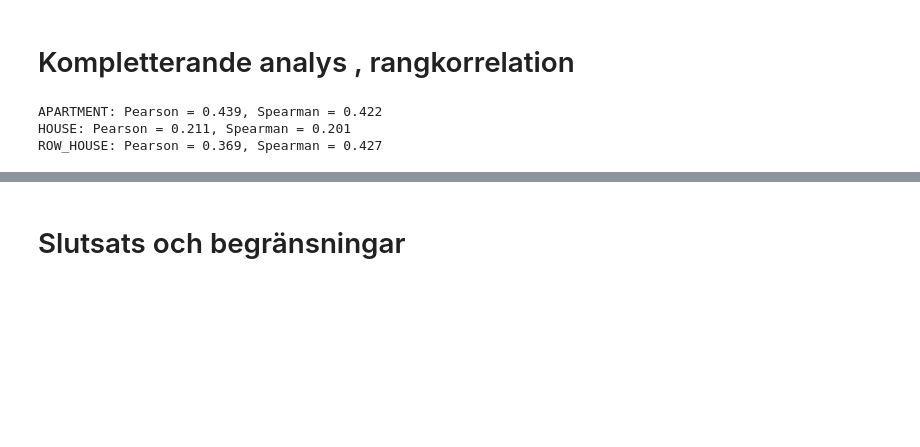
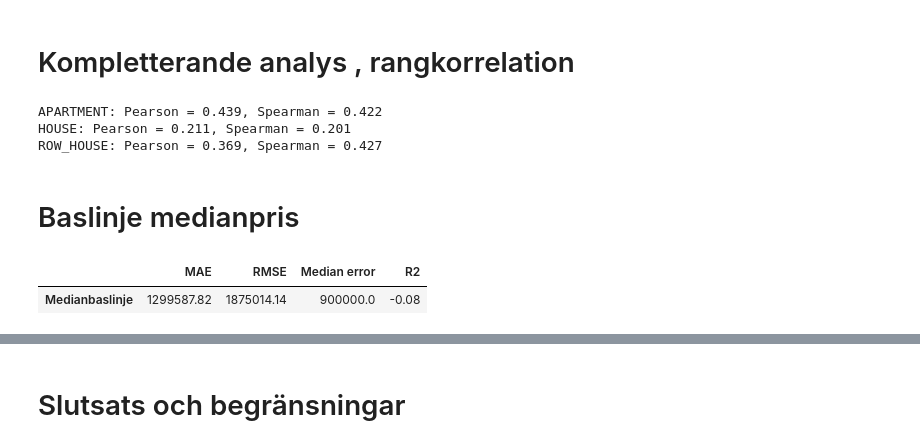
Before and after one commit to Mezea11/bostadskollen, a Jupyter notebook: notebooks/H2-living-area.ipynb, the cells around one changed output, grey strips where cells are left out. Cells and saved outputs as stored; diff of their text form; code cells hidden in the pictures; blank space fills up the shorter version.

```diff
--- a/notebooks/H2-living-area.ipynb
+++ b/notebooks/H2-living-area.ipynb
@@ -292,3 +298,40 @@ for housing_type, group in train_df.groupby("typology"):
 APARTMENT: Pearson = 0.439, Spearman = 0.422
 HOUSE: Pearson = 0.211, Spearman = 0.201
 ROW_HOUSE: Pearson = 0.369, Spearman = 0.427
+# %% [markdown]
+# Baslinje medianpris
+# %%
+def calculate_metrics(y_true, predictions):
+    return {
+        "MAE": mean_absolute_error(y_true, predictions),
+        "RMSE": np.sqrt(mean_squared_error(y_true, predictions)),
+        "Median error": median_absolute_error(y_true, predictions),
+        "R2": r2_score(y_true, predictions)
+    }
+
+
+# Träna baslinjen på träningsdata
+baseline = DummyRegressor(strategy="median")
+
+baseline.fit(
+    np.zeros((len(train_df), 1)),
+    train_df["asking_price_sek"]
+)
+
+# Utvärdera på valideringsdata
+baseline_predictions = baseline.predict(
+    np.zeros((len(validation_df), 1))
+)
+
+baseline_metrics = calculate_metrics(
+    validation_df["asking_price_sek"],
+    baseline_predictions
+)
+
+pd.DataFrame(
+    [baseline_metrics],
+    index=["Medianbaslinje"]
+).round(2)
+# %% [output]
+|  | MAE | RMSE | Median error | R2 |
+| Medianbaslinje | 1299587.82 | 1875014.14 | 900000.0 | -0.08 |
```
Also changed, not shown: parts of 5 cells of this notebook, 5 other files.
